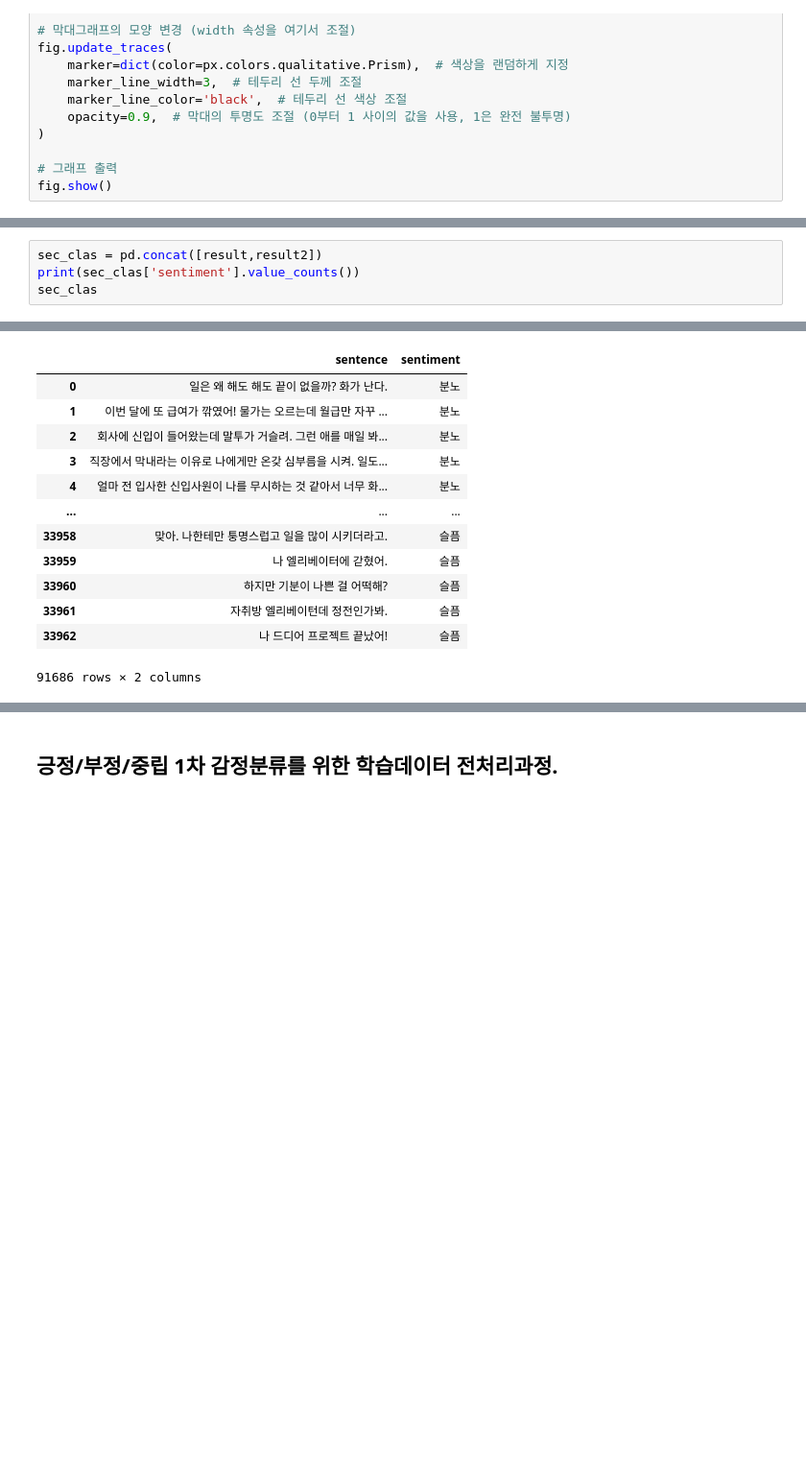
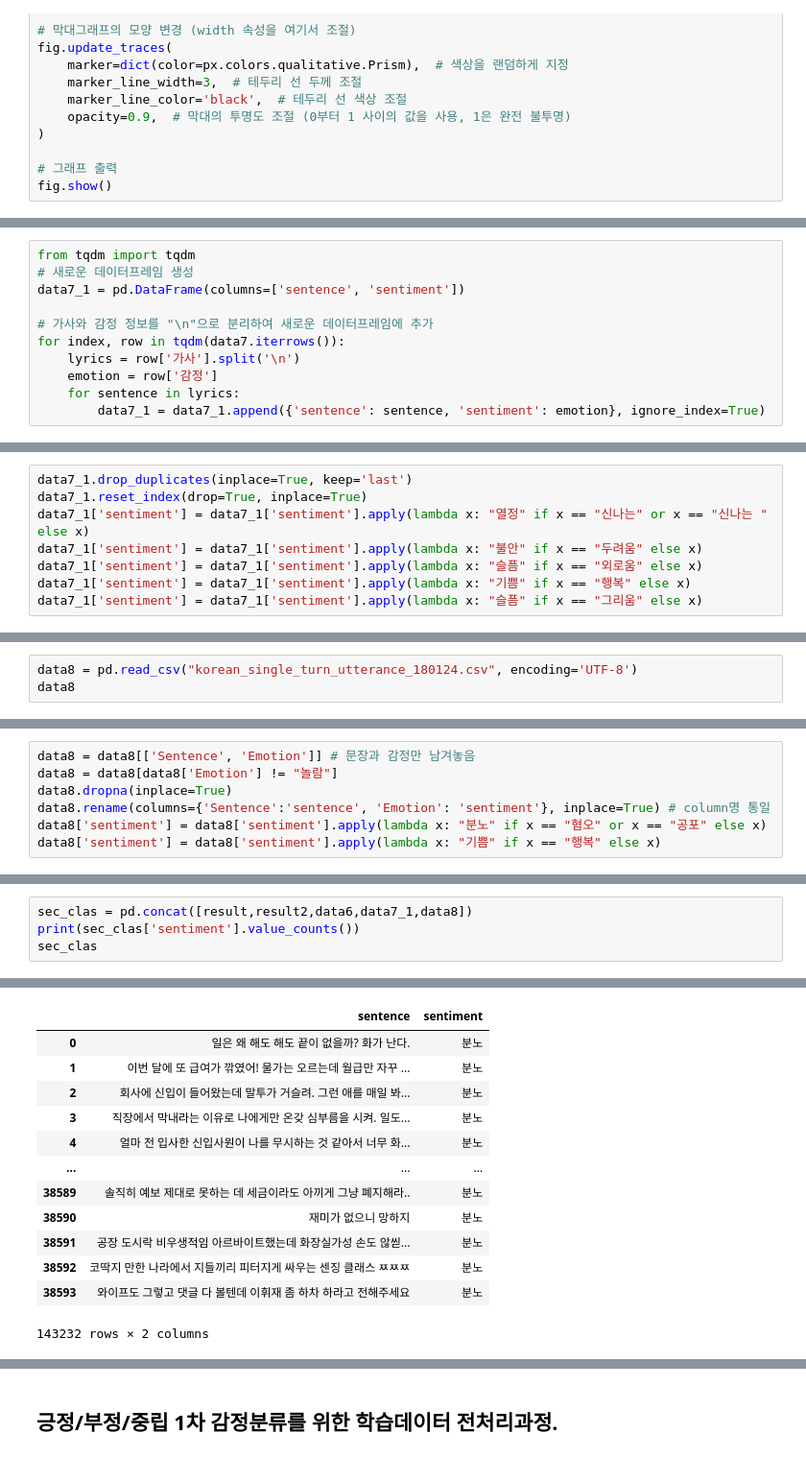
Before and after one commit to DDalaDDula/NIFoS, a Jupyter notebook: Sentiment_analysis/dataset/preprocessing_original_dataset.ipynb, the cells around one changed output, grey strips where cells are left out. Shown at 96% size. Saved outputs shown, nothing was run; the diff lists cells and outputs as text; blank space fills up the shorter version.

```diff
--- a/Sentiment_analysis/dataset/preprocessing_original_dataset.ipynb
+++ b/Sentiment_analysis/dataset/preprocessing_original_dataset.ipynb
@@ -209,0 +228,11 @@ data6 = pd.read_csv("사랑이별_커뮤니티_챗봇데이터_전처리완.csv"
+# %%
+from tqdm import tqdm
+# 새로운 데이터프레임 생성
+data7_1 = pd.DataFrame(columns=['sentence', 'sentiment'])
+
+# 가사와 감정 정보를 "\n"으로 분리하여 새로운 데이터프레임에 추가
+for index, row in tqdm(data7.iterrows()):
+    lyrics = row['가사'].split('\n')
+    emotion = row['감정']
+    for sentence in lyrics:
+        data7_1 = data7_1.append({'sentence': sentence, 'sentiment': emotion}, ignore_index=True)
@@ -209,0 +269,8 @@ data6 = pd.read_csv("사랑이별_커뮤니티_챗봇데이터_전처리완.csv"
+# %%
+data7_1.drop_duplicates(inplace=True, keep='last')
+data7_1.reset_index(drop=True, inplace=True)
+data7_1['sentiment'] = data7_1['sentiment'].apply(lambda x: "열정" if x == "신나는" or x == "신나는 " else x)
+data7_1['sentiment'] = data7_1['sentiment'].apply(lambda x: "불안" if x == "두려움" else x)
+data7_1['sentiment'] = data7_1['sentiment'].apply(lambda x: "슬픔" if x == "외로움" else x)
+data7_1['sentiment'] = data7_1['sentiment'].apply(lambda x: "기쁨" if x == "행복" else x)
+data7_1['sentiment'] = data7_1['sentiment'].apply(lambda x: "슬픔" if x == "그리움" else x)
@@ -209,0 +287,3 @@ data6 = pd.read_csv("사랑이별_커뮤니티_챗봇데이터_전처리완.csv"
+# %%
+data8 = pd.read_csv("korean_single_turn_utterance_180124.csv", encoding='UTF-8')
+data8
@@ -209,0 +304,7 @@ data6 = pd.read_csv("사랑이별_커뮤니티_챗봇데이터_전처리완.csv"
+# %%
+data8 = data8[['Sentence', 'Emotion']] # 문장과 감정만 남겨놓음
+data8 = data8[data8['Emotion'] != "놀람"]
+data8.dropna(inplace=True)
+data8.rename(columns={'Sentence':'sentence', 'Emotion': 'sentiment'}, inplace=True) # column명 통일
+data8['sentiment'] = data8['sentiment'].apply(lambda x: "분노" if x == "혐오" or x == "공포" else x)
+data8['sentiment'] = data8['sentiment'].apply(lambda x: "기쁨" if x == "행복" else x)
@@ -210,5 +319,5 @@ data6 = pd.read_csv("사랑이별_커뮤니티_챗봇데이터_전처리완.csv"
 # %%
-sec_clas = pd.concat([result,result2])
+sec_clas = pd.concat([result,result2,data6,data7_1,data8])
 print(sec_clas['sentiment'].value_counts())
 sec_clas
 # %% [output]
@@ -220,14 +331,14 @@ sec_clas
 Name: sentiment, dtype: int64
 |  | sentence | sentiment |
 | 0 | 일은 왜 해도 해도 끝이 없을까? 화가 난다. | 분노 |
 | 1 | 이번 달에 또 급여가 깎였어! 물가는 오르는데 월급만 자꾸 ... | 분노 |
 | 2 | 회사에 신입이 들어왔는데 말투가 거슬려. 그런 애를 매일 봐... | 분노 |
 | 3 | 직장에서 막내라는 이유로 나에게만 온갖 심부름을 시켜. 일도... | 분노 |
 | 4 | 얼마 전 입사한 신입사원이 나를 무시하는 것 같아서 너무 화... | 분노 |
 | ... | ... | ... |
-| 33958 | 맞아. 나한테만 퉁명스럽고 일을 많이 시키더라고. | 슬픔 |
-| 33959 | 나 엘리베이터에 갇혔어. | 슬픔 |
-| 33960 | 하지만 기분이 나쁜 걸 어떡해? | 슬픔 |
-| 33961 | 자취방 엘리베이턴데 정전인가봐. | 슬픔 |
-| 33962 | 나 드디어 프로젝트 끝났어! | 슬픔 |
+| 38589 | 솔직히 예보 제대로 못하는 데 세금이라도 아끼게 그냥 폐지해라.. | 분노 |
+| 38590 | 재미가 없으니 망하지 | 분노 |
+| 38591 | 공장 도시락 비우생적임 아르바이트했는데 화장실가성 손도 않씯... | 분노 |
+| 38592 | 코딱지 만한 나라에서 지들끼리 피터지게 싸우는 센징 클래스 ㅉㅉㅉ | 분노 |
+| 38593 | 와이프도 그렇고 댓글 다 볼텐데 이휘재 좀 하차 하라고 전해주세요 | 분노 |
-91686 rows × 2 columns
+143232 rows × 2 columns
```
Also changed, not shown: parts of 24 cells of this notebook, 5 other files.
